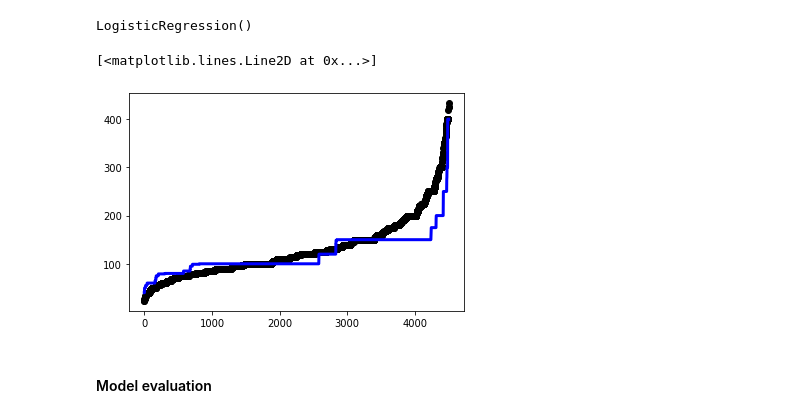
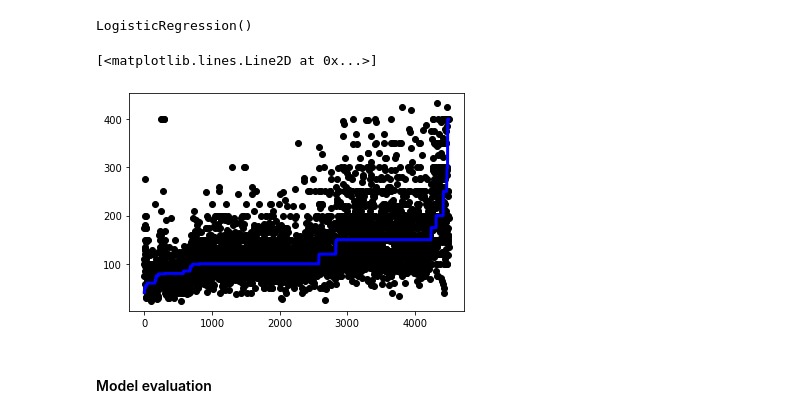
Before and after one commit to AlinaKasiuk/AirBnb-Rooms-Price-Prediction, a Jupyter notebook: Linear_Models.ipynb, the cells around one changed output. Saved outputs shown, nothing was run; the diff lists cells and outputs as text; code cells hidden in the pictures.

Commit message:
Comparing Decision Trees and Random Forest
Compared two more regression technics with Scikit-learn. Corrected error with graphs

```diff
--- a/Linear_Models.ipynb
+++ b/Linear_Models.ipynb
@@ -53,6 +60,0 @@ y_pred = ridge.predict(X_test)
-# %%
-X=np.arange(X_test.shape[0])
-l=np.array([y_test,y_pred])
-l.sort(1)
-plt.scatter(X, l[0], color="black")
-plt.plot(X, l[1], color="blue", linewidth=3)
@@ -84,10 +83,9 @@ Lasso(alpha=0.1)
 y_pred = lasso.predict(X_test)
 y_pred = y_pred.reshape(-1,1)
 # %%
-X=np.arange(X_test.shape[0])
-l=np.array([y_test,y_pred])
-l.sort(1)
-plt.scatter(X, l[0], color="black")
-plt.plot(X, l[1], color="blue", linewidth=3)
+df=pd.DataFrame(np.hstack((y_test,y_pred)))
+df=df.sort_values(1)
+plt.scatter(X, df[0], color="black")
+plt.plot(X, df[1], color="blue", linewidth=3)
 # %% [output]
 [<matplotlib.lines.Line2D at 0x...>]
@@ -124,14 +122,13 @@ LogisticRegression()
 y_pred = lasso.predict(X_test)
 y_pred = y_pred.reshape(-1,1)
 # %%
-X=np.arange(X_test.shape[0])
-l=np.array([y_test,y_pred])
-l.sort(1)
-plt.scatter(X, l[0], color="black")
-plt.plot(X, l[1], color="blue", linewidth=3)
+df=pd.DataFrame(np.hstack((y_test,y_pred)))
+df=df.sort_values(1)
+plt.scatter(X, df[0], color="black")
+plt.plot(X, df[1], color="blue", linewidth=3)
 # %% [output]
 [<matplotlib.lines.Line2D at 0x...>]
-[figure, old version]
+[figure, new version]
 # %% [markdown]
 #### Model evaluation
 # %%
```
Also changed, not shown: parts of 8 cells of this notebook, 1 other file.
